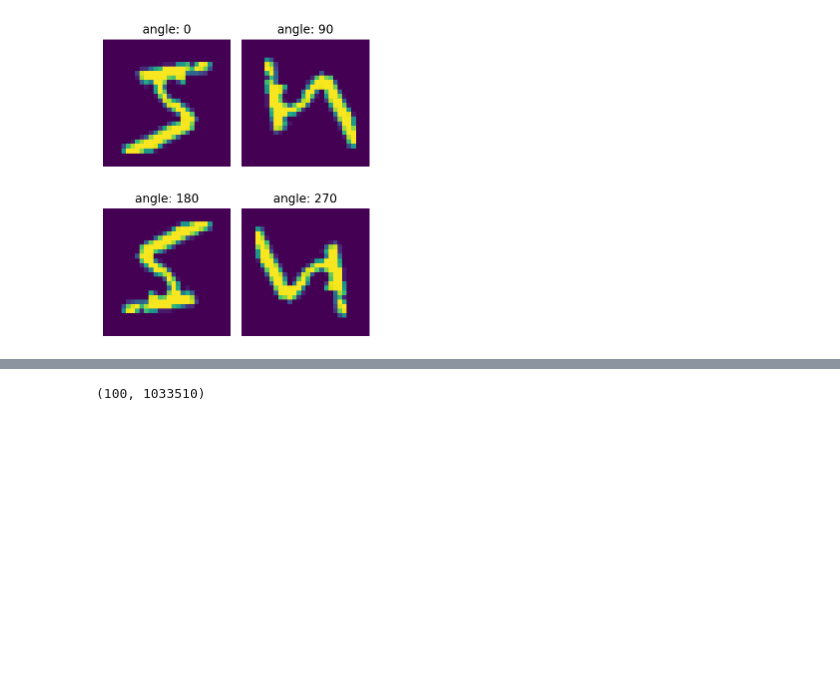
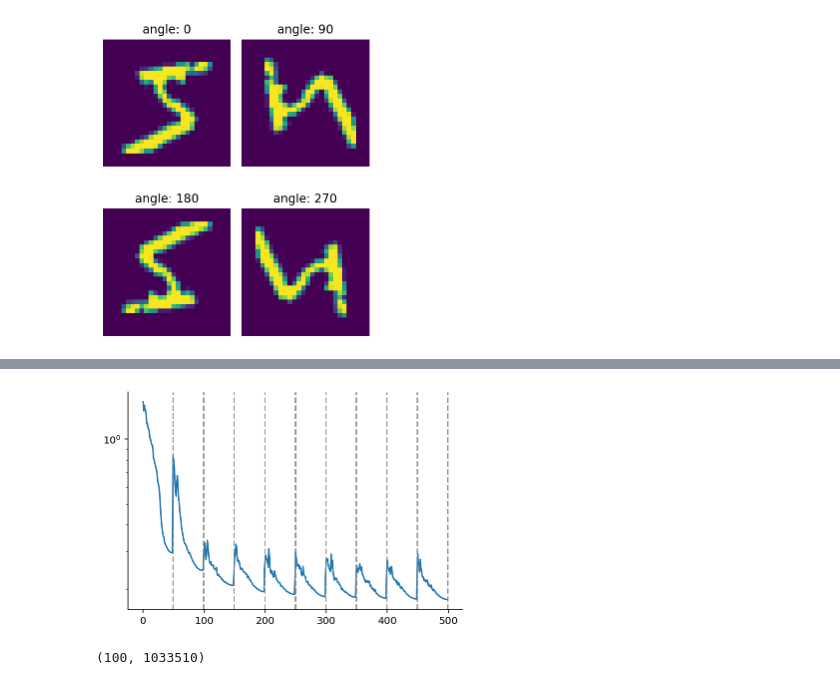
Before and after one commit to probml/shift-happens, a Jupyter notebook: notebooks/008-gendist-v1-rotation.ipynb, the cells around one changed output, grey strips where cells are left out. Saved outputs shown, nothing was run; the diff lists cells and outputs as text; code cells hidden in the pictures; blank space fills up the shorter version.

```diff
--- a/notebooks/008-gendist-v1-rotation.ipynb
+++ b/notebooks/008-gendist-v1-rotation.ipynb
@@ -116,0 +138,7 @@ for deg in tqdm(degrees):
+# %%
+plt.plot(losses[1:])
+for boundary in boundaries:
+    plt.axvline(x=boundary / steps_per_epoch - 1, c="tab:gray", alpha=0.8, linestyle="--")
+plt.yscale("log")
+# %% [output]
+[figure, added]
```
Also changed, not shown: parts of 14 cells of this notebook.
